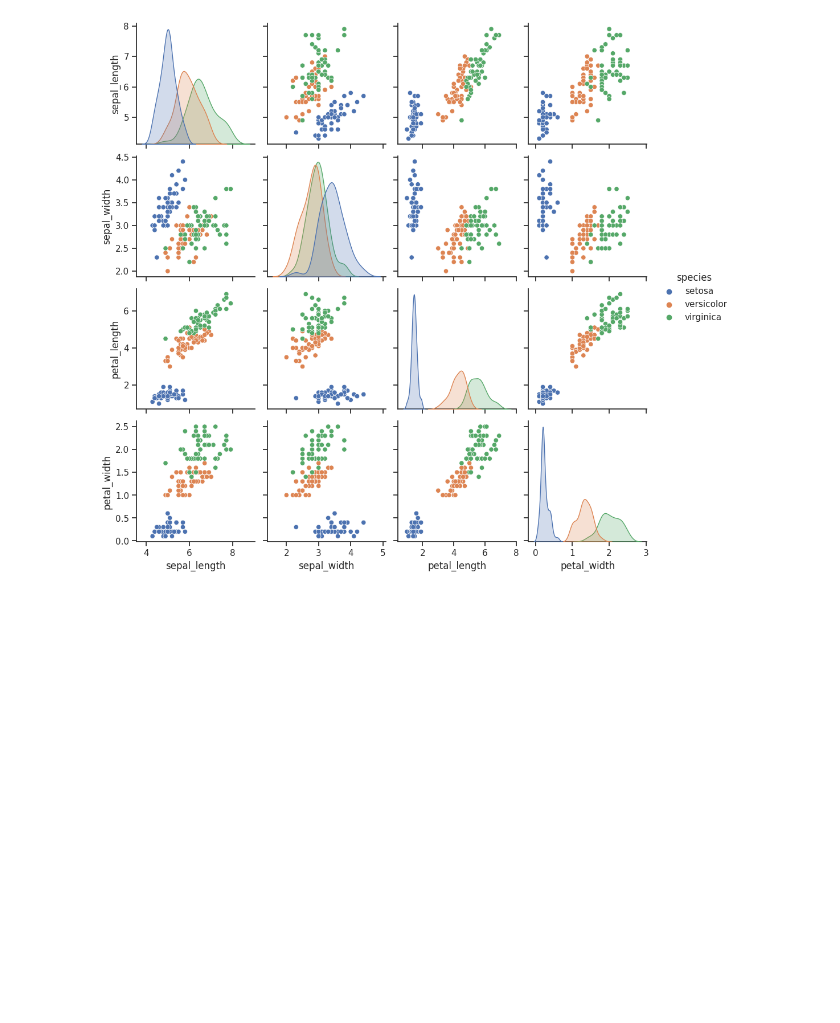
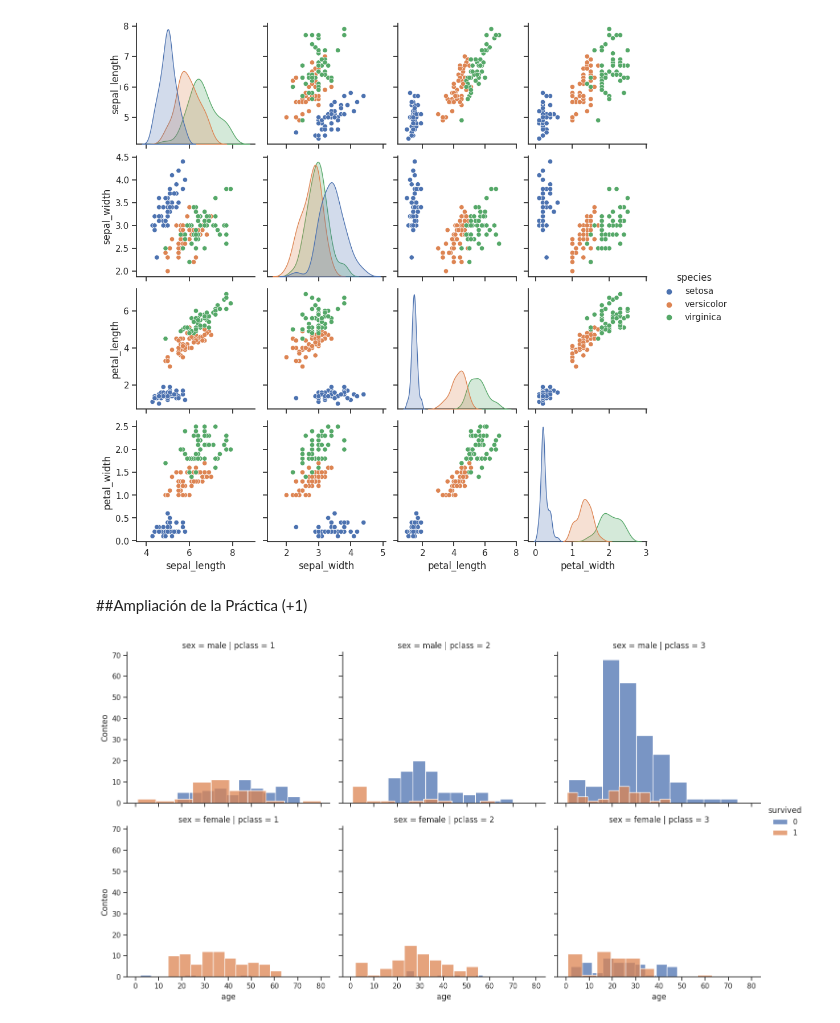
Before and after one commit to carlosmejia28/08MBID---Visualizacion-de-Datos, a Jupyter notebook: VISUALIZACIÓN_AG3.ipynb, the cells around one changed output. Saved outputs shown, nothing was run; the diff lists cells and outputs as text; code cells hidden in the pictures; blank space fills up the shorter version.

```diff
--- a/VISUALIZACIÓN_AG3.ipynb
+++ b/VISUALIZACIÓN_AG3.ipynb
@@ -189,3 +189,20 @@ sns.pairplot(df, hue="species")
 # %% [output]
 <seaborn.axisgrid.PairGrid at 0x...>
 [figure]
+# %% [markdown]
+##Ampliación de la Práctica (+1)
+# %%
+# Crear los gráficos separados para cada combinación de sexo y clase
+g = sns.FacetGrid(titanic, col='pclass', row='sex', hue='survived', height=4, aspect=1.2)
+g.map(sns.histplot, 'age', bins=10)
+
+# Personalizar los gráficos
+g.set_axis_labels('age', 'Conteo')
+
+# Ajustar la posición de la leyenda
+g.add_legend(title='survived')
+
+# Mostrar los gráficos
+plt.show()
+# %% [output]
+[figure, added]
```
